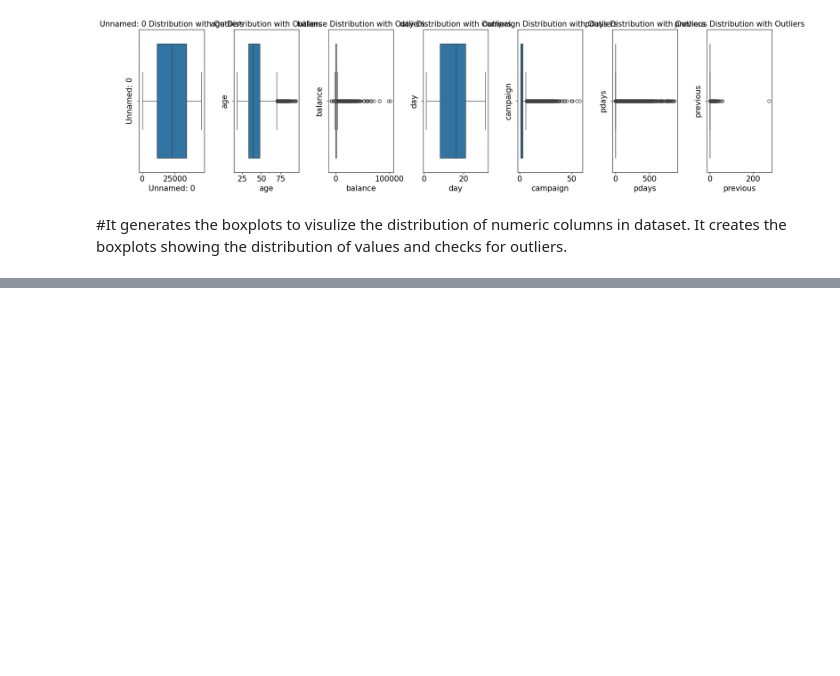
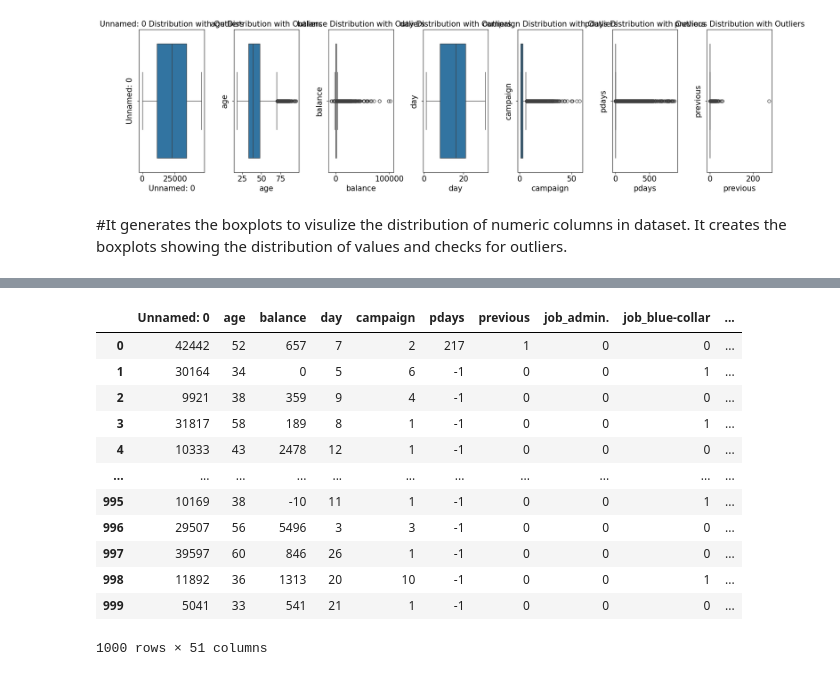
Before and after one commit to ThammineniHemanthChowdary/AML, a Jupyter notebook: bank (2).ipynb, the cells around one changed output, grey strips where cells are left out. Drawn from its saved outputs; the diff is of its cells as text; code cells hidden in the pictures; blank space fills up the shorter version.

```diff
--- a/bank (2).ipynb
+++ b/bank (2).ipynb
@@ -463,0 +354,22 @@ XGBoost - Validation F1-Score: 0.5476647472808701
+# %%
+bank_test = pd.get_dummies(bank_test, columns=categorical_columns_test)
+
+for col in bank_test.columns:
+    if bank_test[col].dtype == 'bool':
+        bank_test[col] = bank_test[col].astype(int)
+
+bank_test
+# %% [output]
+|  | Unnamed: 0 | age | balance | day | campaign | pdays | previous | job_admin. | job_blue-collar | ... |
+| 0 | 42442 | 52 | 657 | 7 | 2 | 217 | 1 | 0 | 0 | ... |
+| 1 | 30164 | 34 | 0 | 5 | 6 | -1 | 0 | 0 | 1 | ... |
+| 2 | 9921 | 38 | 359 | 9 | 4 | -1 | 0 | 0 | 0 | ... |
+| 3 | 31817 | 58 | 189 | 8 | 1 | -1 | 0 | 0 | 1 | ... |
+| 4 | 10333 | 43 | 2478 | 12 | 1 | -1 | 0 | 0 | 0 | ... |
+| ... | ... | ... | ... | ... | ... | ... | ... | ... | ... | ... |
+| 995 | 10169 | 38 | -10 | 11 | 1 | -1 | 0 | 0 | 1 | ... |
+| 996 | 29507 | 56 | 5496 | 3 | 3 | -1 | 0 | 0 | 0 | ... |
+| 997 | 39597 | 60 | 846 | 26 | 1 | -1 | 0 | 0 | 0 | ... |
+| 998 | 11892 | 36 | 1313 | 20 | 10 | -1 | 0 | 0 | 1 | ... |
+| 999 | 5041 | 33 | 541 | 21 | 1 | -1 | 0 | 0 | 0 | ... |
+1000 rows × 51 columns
```
Also changed, not shown: parts of 26 cells of this notebook, 1 other file.
